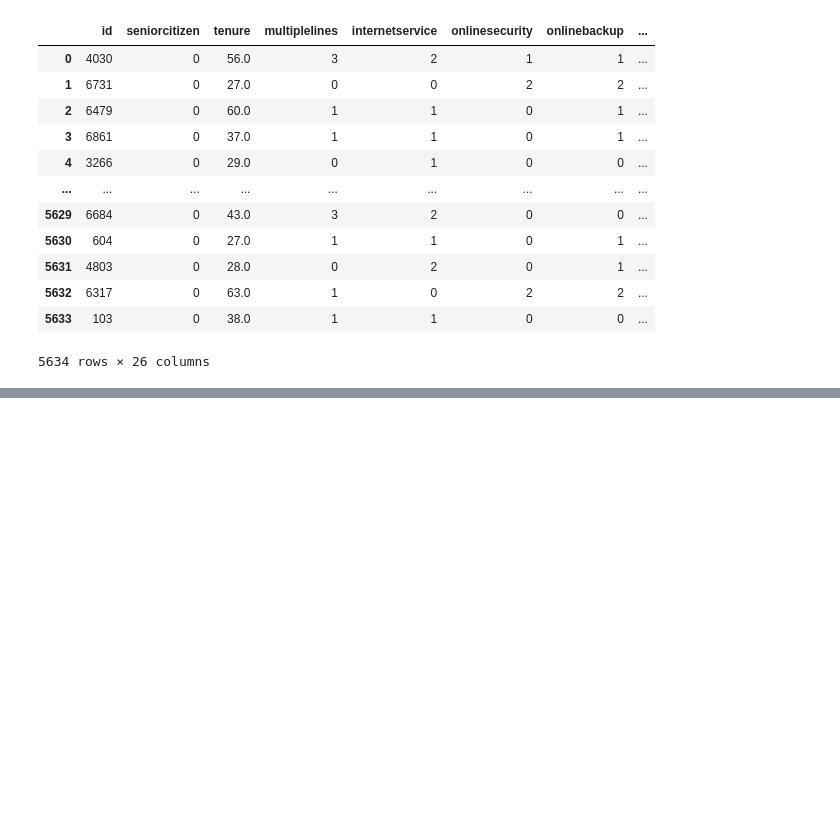
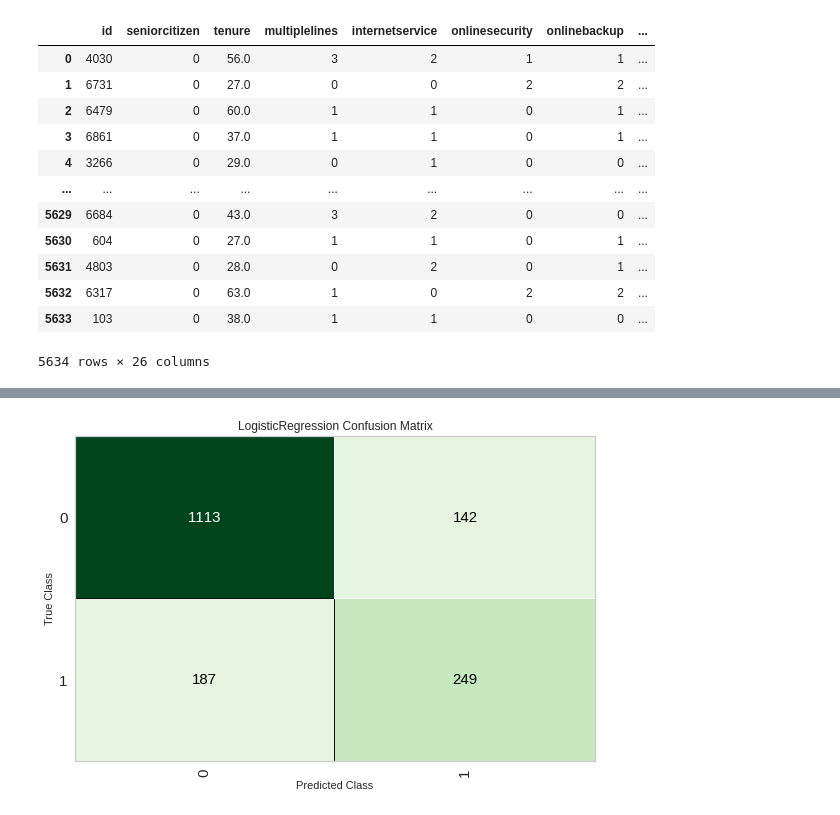
Before and after one commit to jjefferson2006/DSWP_JJ_altera, a Jupyter notebook: desafio_churn_2020.ipynb, the cells around one changed output, grey strips where cells are left out. Drawn from its saved outputs; the diff is of its cells as text; code cells hidden in the pictures; blank space fills up the shorter version.

```diff
--- a/desafio_churn_2020.ipynb
+++ b/desafio_churn_2020.ipynb
@@ -1669,0 +2016,4 @@ clf = setup(data = df_s,
+# %%
+plot_model(estimator = tuned_lr, plot = 'confusion_matrix')
+# %% [output]
+[figure, added]
```
Also changed, not shown: parts of 51 cells of this notebook.
